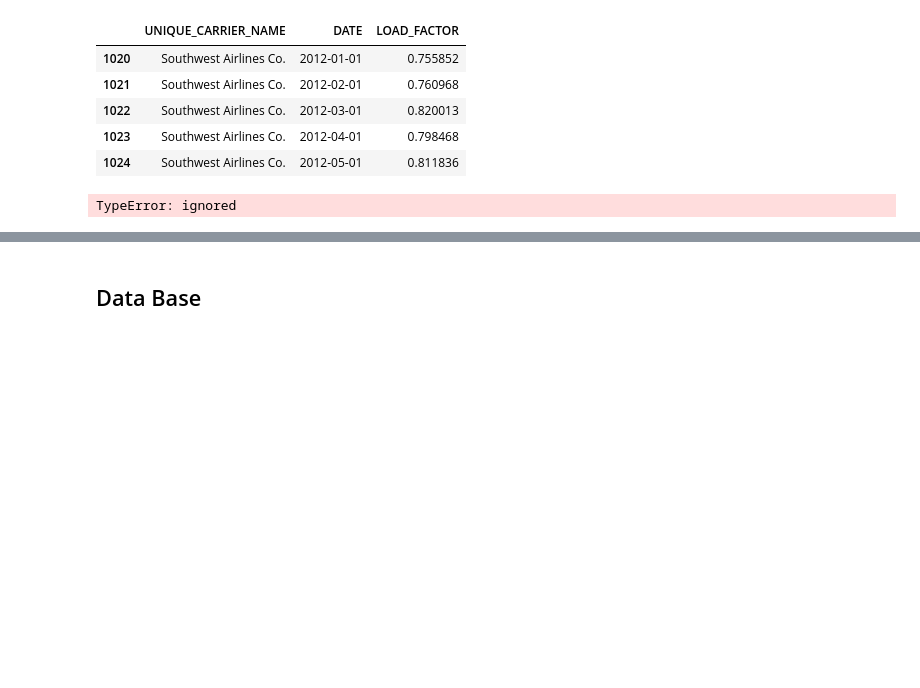
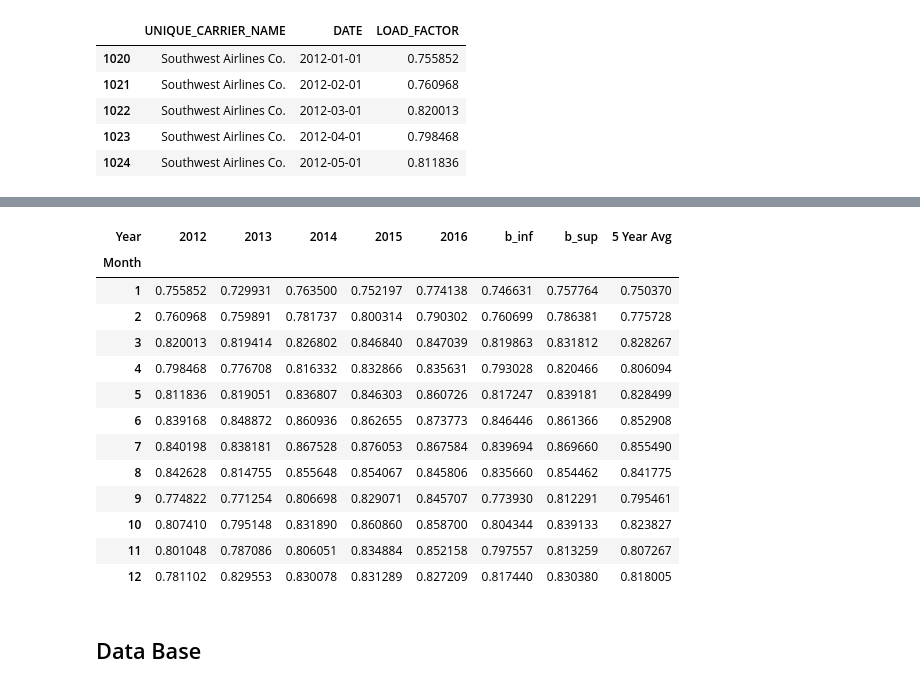
Before and after one commit to alexZajac/airlines_performance, a Jupyter notebook: airlines_performance.ipynb, the cells around one changed output, grey strips where cells are left out. Drawn from its saved outputs; the diff is of its cells as text; code cells hidden in the pictures; blank space fills up the shorter version.

```diff
--- a/airlines_performance.ipynb
+++ b/airlines_performance.ipynb
@@ -540,6 +541,7 @@ plt.show()
 # %%
 y = pd.read_csv('data/load_factor_seaso.csv', index_col=0)
 y = y[y['UNIQUE_CARRIER_NAME'] == 'Southwest Airlines Co.']
+y['DATE'] = pd.to_datetime(y['DATE'])
 y.head()
 # %% [output]
 |  | UNIQUE_CARRIER_NAME | DATE | LOAD_FACTOR |
@@ -565,6 +567,7 @@ def plot_seaso(date,val,ts,nbr=6,bool_2020=False,quantile=False,retour=False):
     ts = ts[ts['Year']<2020]
   #pivot table
   pivot_table = pd.pivot_table(ts, values=val, index=['Month'], columns=['Year'], aggfunc=np.sum)
+
   if quantile == False:
     pivot_table['b_sup'] = pivot_table.iloc[:,-6:-1].max(axis=1)
     pivot_table['b_inf'] = pivot_table.iloc[:,-7:-2].min(axis=1)
@@ -585,19 +588,19 @@ def plot_seaso(date,val,ts,nbr=6,bool_2020=False,quantile=False,retour=False):
   plot.add_trace(go.Scatter(x=months, y=data['b_sup'],
                             fill=None,
                             mode=None,
-                            line_color='lightgray',showlegend=False
+                            line_color='gray',showlegend=False
                             ))
   plot.add_trace(go.Scatter(x=months, y=data['b_inf'],
                             fill='tonexty',
                             mode=None,
-                            line_color='lightgray', showlegend=False
+                            line_color='gray', showlegend=False
                             ))
   plot.add_trace(go.Scatter(x=months, y=data['5 Year Avg'], name='5 Year Avg',
                             line=dict(color='black', width=4, dash='dot')))
 
 
   for i in range(nbr):
-      index = -4-i
+      index = -3-i
       plot.add_trace(go.Scatter(x=months, y=data.iloc[:,index], name=data.columns[index],
                               line=dict(color=colors[i], width=4)))
   plot.update_layout(title=title,
@@ -607,7 +610,6 @@ def plot_seaso(date,val,ts,nbr=6,bool_2020=False,quantile=False,retour=False):
   plot.show()
   if retour == True:
     return pivot_table.iloc[:,index:]
-# %%
-plot_seaso()
-# %% [output]
-TypeError: ignored
+# %%
+plot_seaso('DATE', 'LOAD_FACTOR', y, 6, False, True, True)
+# %% [output]
@@ -614,3 +617,17 @@ TypeError: ignored
+| Year | 2012 | 2013 | 2014 | 2015 | 2016 | b_inf | b_sup | 5 Year Avg |
+| Month |  |  |  |  |  |  |  |  |
+| 1 | 0.755852 | 0.729931 | 0.763500 | 0.752197 | 0.774138 | 0.746631 | 0.757764 | 0.750370 |
+| 2 | 0.760968 | 0.759891 | 0.781737 | 0.800314 | 0.790302 | 0.760699 | 0.786381 | 0.775728 |
+| 3 | 0.820013 | 0.819414 | 0.826802 | 0.846840 | 0.847039 | 0.819863 | 0.831812 | 0.828267 |
+| 4 | 0.798468 | 0.776708 | 0.816332 | 0.832866 | 0.835631 | 0.793028 | 0.820466 | 0.806094 |
+| 5 | 0.811836 | 0.819051 | 0.836807 | 0.846303 | 0.860726 | 0.817247 | 0.839181 | 0.828499 |
+| 6 | 0.839168 | 0.848872 | 0.860936 | 0.862655 | 0.873773 | 0.846446 | 0.861366 | 0.852908 |
+| 7 | 0.840198 | 0.838181 | 0.867528 | 0.876053 | 0.867584 | 0.839694 | 0.869660 | 0.855490 |
+| 8 | 0.842628 | 0.814755 | 0.855648 | 0.854067 | 0.845806 | 0.835660 | 0.854462 | 0.841775 |
+| 9 | 0.774822 | 0.771254 | 0.806698 | 0.829071 | 0.845707 | 0.773930 | 0.812291 | 0.795461 |
+| 10 | 0.807410 | 0.795148 | 0.831890 | 0.860860 | 0.858700 | 0.804344 | 0.839133 | 0.823827 |
+| 11 | 0.801048 | 0.787086 | 0.806051 | 0.834884 | 0.852158 | 0.797557 | 0.813259 | 0.807267 |
+| 12 | 0.781102 | 0.829553 | 0.830078 | 0.831289 | 0.827209 | 0.817440 | 0.830380 | 0.818005 |
 # %% [markdown]
 ## Data Base <a class="anchor" id="DB"></a>
 # %%
```
Also changed, not shown: parts of 3 cells of this notebook.
